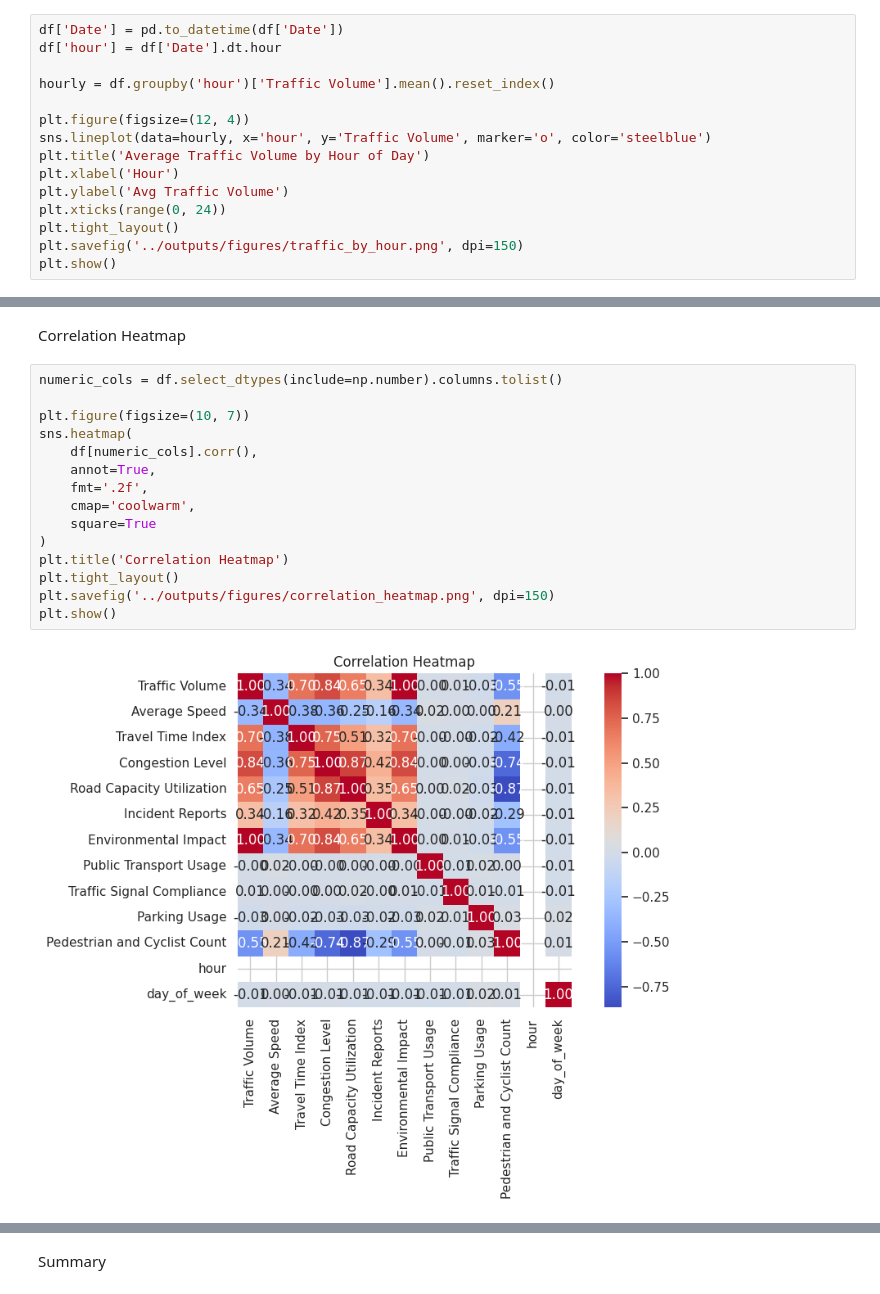
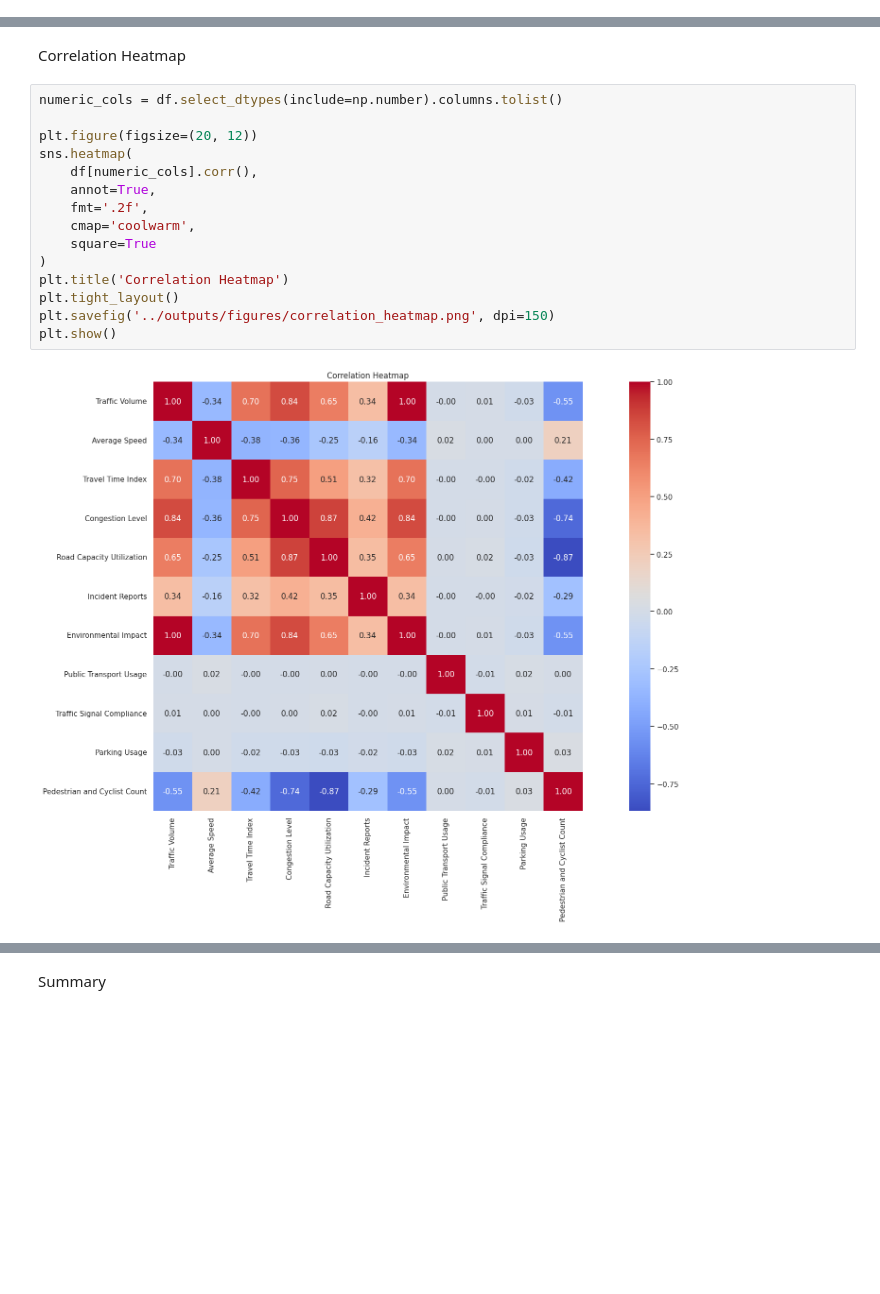
Before and after one commit to ankit-samal1509/Traffic_prediction, a Jupyter notebook: ML/01_eda.ipynb, the cells around one changed output, grey strips where cells are left out. Drawn from its saved outputs; the diff is of its cells as text; blank space fills up the shorter version.

```diff
--- a/ML/01_eda.ipynb
+++ b/ML/01_eda.ipynb
@@ -78,15 +75,0 @@ Traffic by Hour
-# %%
-df['Date'] = pd.to_datetime(df['Date'])
-df['hour'] = df['Date'].dt.hour
-
-hourly = df.groupby('hour')['Traffic Volume'].mean().reset_index()
-
-plt.figure(figsize=(12, 4))
-sns.lineplot(data=hourly, x='hour', y='Traffic Volume', marker='o', color='steelblue')
-plt.title('Average Traffic Volume by Hour of Day')
-plt.xlabel('Hour')
-plt.ylabel('Avg Traffic Volume')
-plt.xticks(range(0, 24))
-plt.tight_layout()
-plt.savefig('../outputs/figures/traffic_by_hour.png', dpi=150)
-plt.show()
@@ -138,18 +120,18 @@ Correlation Heatmap
 # %%
 numeric_cols = df.select_dtypes(include=np.number).columns.tolist()
 
-plt.figure(figsize=(10, 7))
+plt.figure(figsize=(20, 12))
 sns.heatmap(
     df[numeric_cols].corr(),
     annot=True,
     fmt='.2f',
     cmap='coolwarm',
     square=True
 )
 plt.title('Correlation Heatmap')
 plt.tight_layout()
 plt.savefig('../outputs/figures/correlation_heatmap.png', dpi=150)
 plt.show()
 # %% [output]
-[figure, old version]
+[figure, new version]
 # %% [markdown]
```
Also changed, not shown: parts of 5 cells of this notebook, 24 other files.
